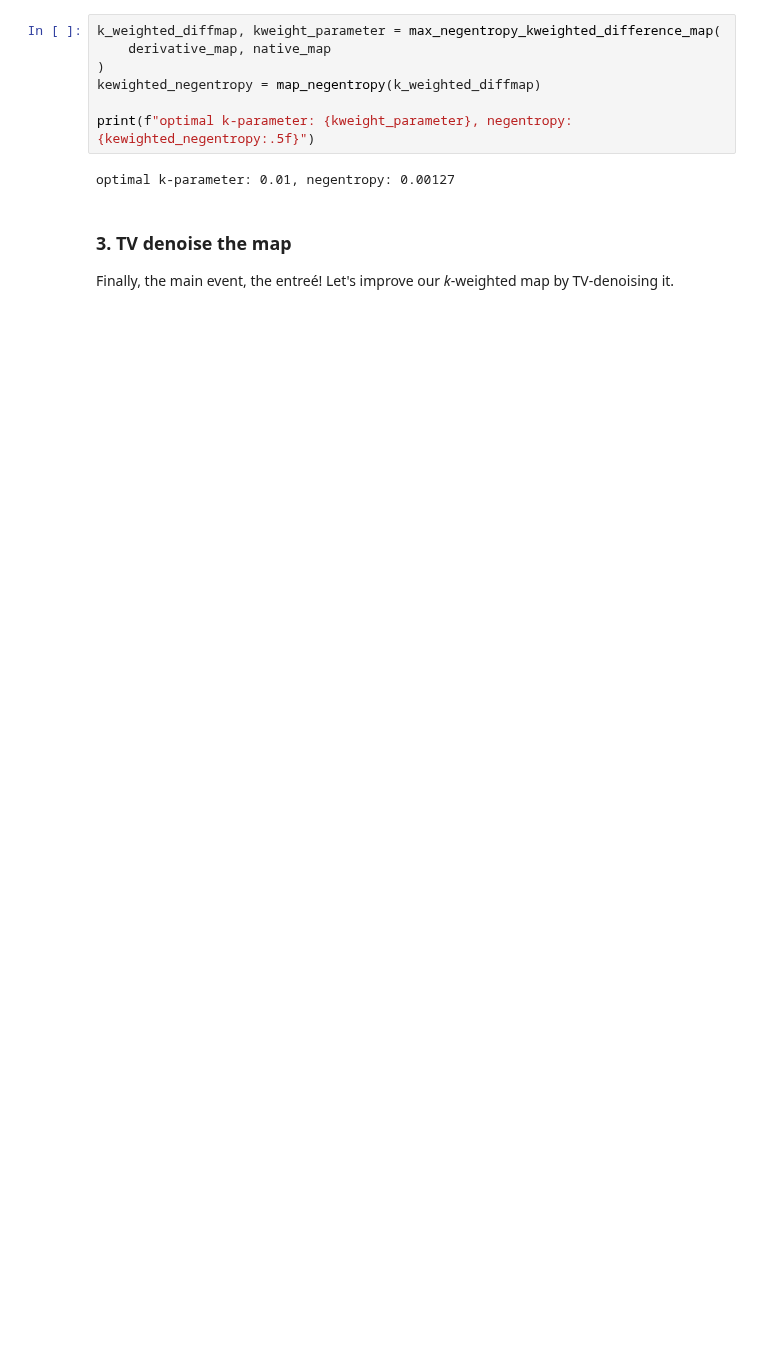
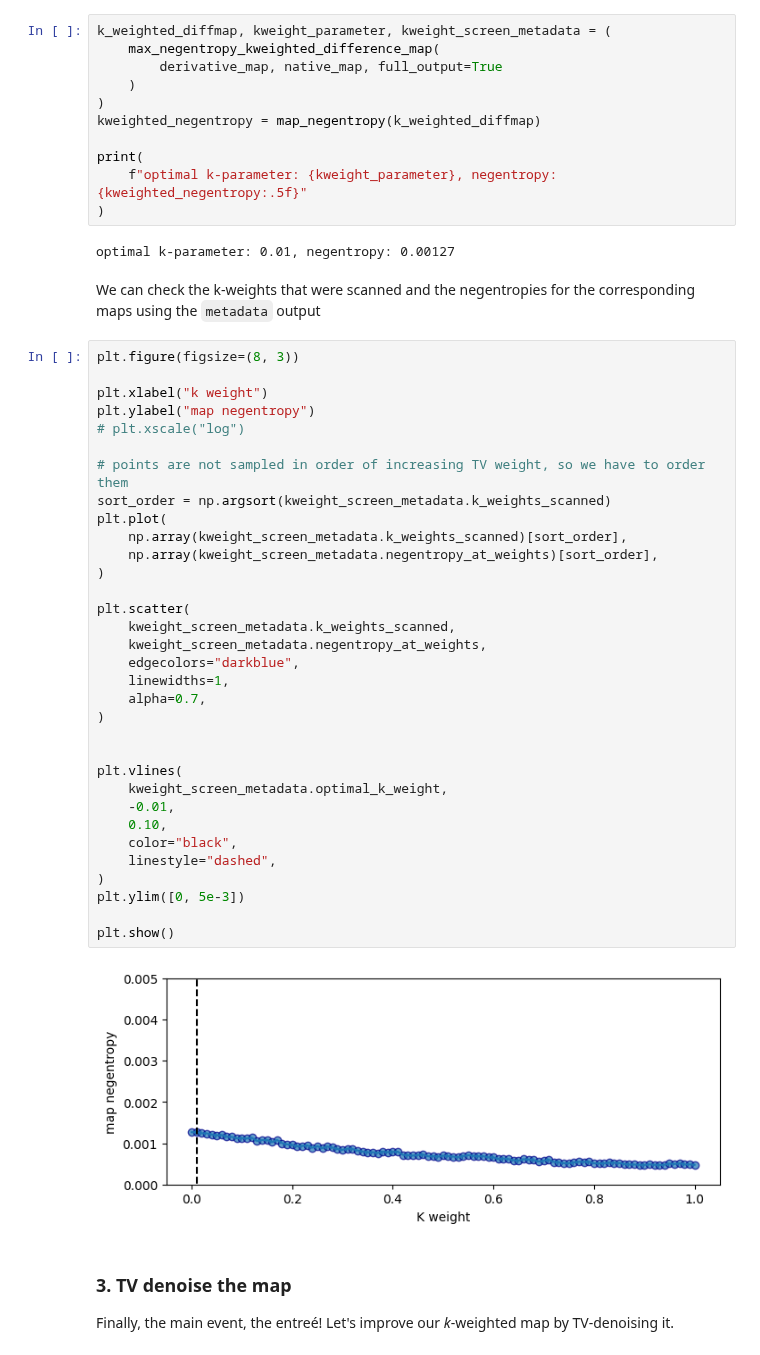
Before and after one commit to rs-station/meteor, a Jupyter notebook: examples/customized_meteor_diffmap.ipynb, the cells around one changed output. Drawn from its saved outputs; the diff is of its cells as text; blank space fills up the shorter version.

Commit message:
add screen for notebook

```diff
--- a/examples/customized_meteor_diffmap.ipynb
+++ b/examples/customized_meteor_diffmap.ipynb
@@ -63,14 +66,55 @@ initial negentropy: 0.00114
 
 Now, we'll compute a _k_-weighted difference map, varying the _k_-parameter to maximize the difference map negentropy.
 # %%
-k_weighted_diffmap, kweight_parameter = max_negentropy_kweighted_difference_map(
-    derivative_map, native_map
+k_weighted_diffmap, kweight_parameter, kweight_screen_metadata = (
+    max_negentropy_kweighted_difference_map(
+        derivative_map, native_map, full_output=True
+    )
 )
-kewighted_negentropy = map_negentropy(k_weighted_diffmap)
+kweighted_negentropy = map_negentropy(k_weighted_diffmap)
 
-print(f"optimal k-parameter: {kweight_parameter}, negentropy: {kewighted_negentropy:.5f}")
+print(
+    f"optimal k-parameter: {kweight_parameter}, negentropy: {kweighted_negentropy:.5f}"
+)
 # %% [output]
 optimal k-parameter: 0.01, negentropy: 0.00127
+# %% [markdown]
+We can check the k-weights that were scanned and the negentropies for the corresponding maps using the `metadata` output
+# %%
+plt.figure(figsize=(8, 3))
+
+plt.xlabel("k weight")
+plt.ylabel("map negentropy")
+# plt.xscale("log")
+
+# points are not sampled in order of increasing TV weight, so we have to order them
+sort_order = np.argsort(kweight_screen_metadata.k_weights_scanned)
+plt.plot(
+    np.array(kweight_screen_metadata.k_weights_scanned)[sort_order],
+    np.array(kweight_screen_metadata.negentropy_at_weights)[sort_order],
+)
+
+plt.scatter(
+    kweight_screen_metadata.k_weights_scanned,
+    kweight_screen_metadata.negentropy_at_weights,
+    edgecolors="darkblue",
+    linewidths=1,
+    alpha=0.7,
+)
+
+
+plt.vlines(
+    kweight_screen_metadata.optimal_k_weight,
+    -0.01,
+    0.10,
+    color="black",
+    linestyle="dashed",
+)
+plt.ylim([0, 5e-3])
+
+plt.show()
+# %% [output]
+[figure, added]
 # %% [markdown]
 ### 3. TV denoise the map
 
```
Also changed, not shown: parts of 4 cells of this notebook.
